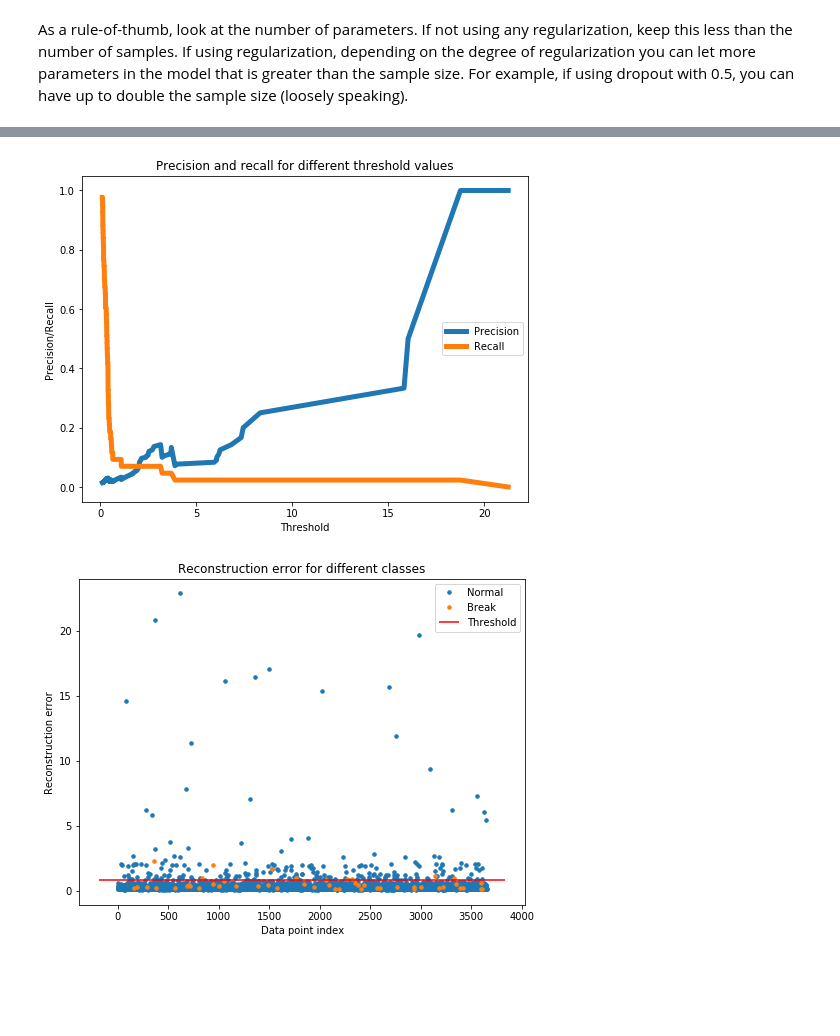
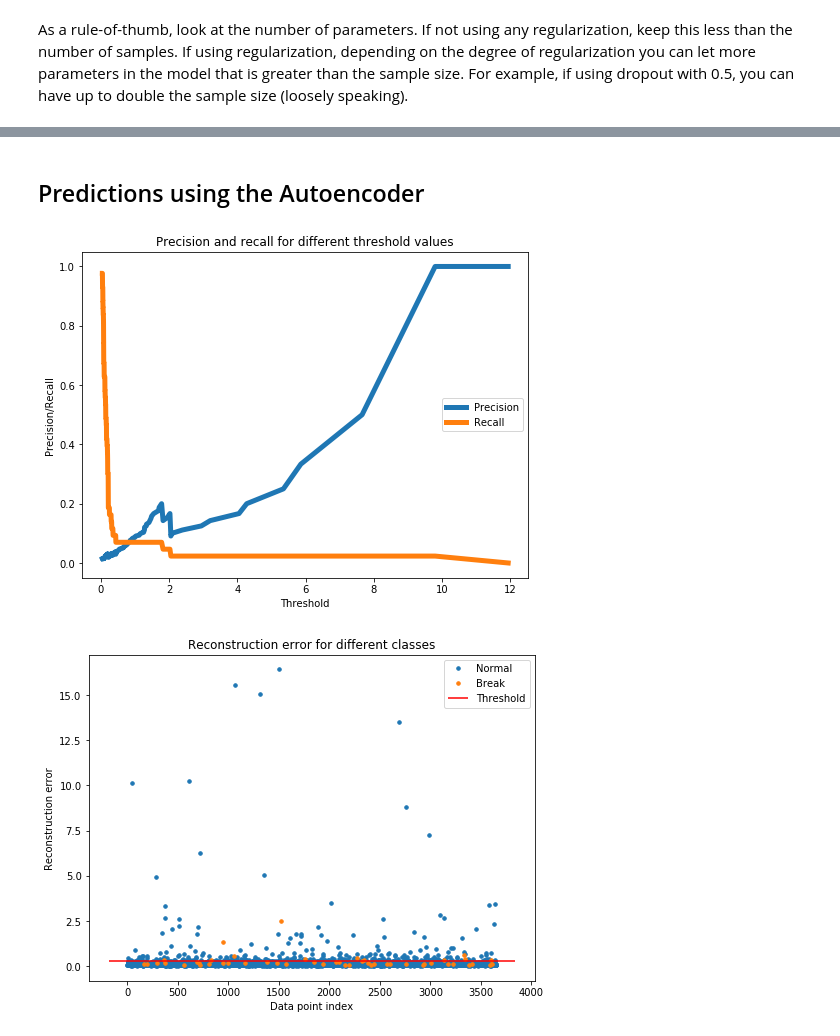
Before and after one commit to cran2367/lstm_autoencoder_classifier, a Jupyter notebook: lstm_autoencoder_classifier.ipynb, the cells around one changed output, grey strips where cells are left out. Drawn from its saved outputs; the diff is of its cells as text; code cells hidden in the pictures; blank space fills up the shorter version.

```diff
--- a/lstm_autoencoder_classifier.ipynb
+++ b/lstm_autoencoder_classifier.ipynb
@@ -157,16 +157,16 @@ input_y = df['y'].values
 n_features = input_X.shape[1]  # number of features
 # %%
 def temporalize(X, y, lookback):
-    X = []
-    y = []
-    for i in range(len(input_X)-lookback-1):
+    output_X = []
+    output_y = []
+    for i in range(len(X)-lookback-1):
         t = []
         for j in range(1,lookback+1):
             # Gather past records upto the lookback period
-            t.append(input_X[[(i+j+1)], :])
-        X.append(t)
-        y.append(input_y[i+lookback+1])
-    return X, y
+            t.append(X[[(i+j+1)], :])
+        output_X.append(t)
+        output_y.append(y[i+lookback+1])
+    return output_X, output_y
 # %% [markdown]
 In LSTM, to make prediction at any time t, we will look at data from (t-lookback):t. In the following, we have an example to show how the input data are transformed with the `temporalize` function with `lookback=5`. For the modeling, we may use a longer lookback.
 # %%
@@ -318,19 +318,18 @@ First we will initialize the Autoencoder architecture. We are building a simple
 timesteps =  X_train_y0_scaled.shape[1] # equal to the lookback
 n_features =  X_train_y0_scaled.shape[2] # 59
 
-epochs = 1000
+epochs = 200
 batch = 64
 lr = 0.0001
 # %%
 lstm_autoencoder = Sequential()
 # Encoder
-lstm_autoencoder.add(LSTM(timesteps, activation='relu', input_shape=(timesteps, n_features), return_sequences=True))
-lstm_autoencoder.add(LSTM(16, activation='relu', return_sequences=True))
-lstm_autoencoder.add(LSTM(1, activation='relu'))
+lstm_autoencoder.add(LSTM(32, activation='relu', input_shape=(timesteps, n_features), return_sequences=True))
+lstm_autoencoder.add(LSTM(16, activation='relu', return_sequences=False))
 lstm_autoencoder.add(RepeatVector(timesteps))
 # Decoder
-lstm_autoencoder.add(LSTM(timesteps, activation='relu', return_sequences=True))
 lstm_autoencoder.add(LSTM(16, activation='relu', return_sequences=True))
+lstm_autoencoder.add(LSTM(32, activation='relu', return_sequences=True))
 lstm_autoencoder.add(TimeDistributed(Dense(n_features)))
 
 lstm_autoencoder.summary()
@@ -402,0 +415,18 @@ plt.show()
+# %%
+train_x_predictions = lstm_autoencoder.predict(X_train_scaled)
+mse = np.mean(np.power(flatten(X_train_scaled) - flatten(train_x_predictions), 2), axis=1)
+
+error_df = pd.DataFrame({'Reconstruction_error': mse,
+                        'True_class': y_train.tolist()})
+
+groups = error_df.groupby('True_class')
+fig, ax = plt.subplots()
+
+for name, group in groups:
+    ax.plot(group.index, group.Reconstruction_error, marker='o', ms=3.5, linestyle='',
+            label= "Break" if name == 1 else "Normal")
+ax.legend()
+plt.title("Reconstruction error for different classes")
+plt.ylabel("Reconstruction error")
+plt.xlabel("Data point index")
+plt.show();
@@ -403,3 +435,5 @@ plt.show()
+# %% [markdown]
+## Predictions using the Autoencoder
 # %%
 valid_x_predictions = lstm_autoencoder.predict(X_valid_scaled)
 mse = np.mean(np.power(flatten(X_valid_scaled) - flatten(valid_x_predictions), 2), axis=1)
@@ -416,29 +450,29 @@ plt.ylabel('Precision/Recall')
 plt.legend()
 plt.show()
 # %% [output]
-[figure, old version]
+[figure, new version]
 # %%
 test_x_predictions = lstm_autoencoder.predict(X_test_scaled)
 mse = np.mean(np.power(flatten(X_test_scaled) - flatten(test_x_predictions), 2), axis=1)
 
 error_df = pd.DataFrame({'Reconstruction_error': mse,
                         'True_class': y_test.tolist()})
 
-threshold_fixed = 0.8
+threshold_fixed = 0.3
 groups = error_df.groupby('True_class')
 fig, ax = plt.subplots()
 
 for name, group in groups:
     ax.plot(group.index, group.Reconstruction_error, marker='o', ms=3.5, linestyle='',
             label= "Break" if name == 1 else "Normal")
 ax.hlines(threshold_fixed, ax.get_xlim()[0], ax.get_xlim()[1], colors="r", zorder=100, label='Threshold')
 ax.legend()
 plt.title("Reconstruction error for different classes")
 plt.ylabel("Reconstruction error")
 plt.xlabel("Data point index")
 plt.show();
 # %% [output]
-[figure, old version]
+[figure, new version]
 # %%
 pred_y = [1 if e > threshold_fixed else 0 for e in error_df.Reconstruction_error.values]
 # %%
```
Also changed, not shown: parts of 48 cells of this notebook.
